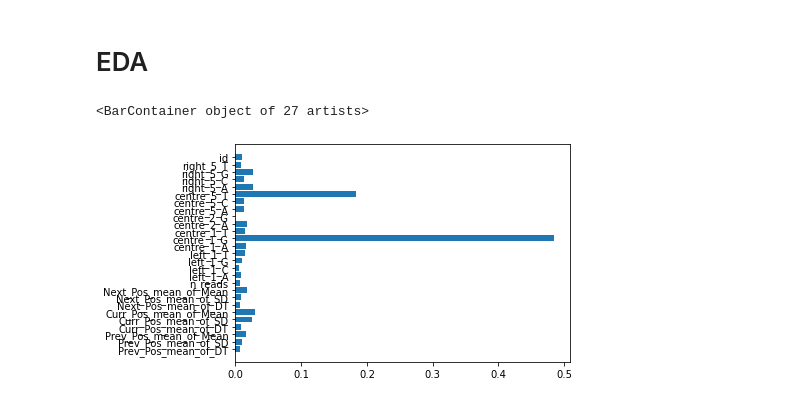
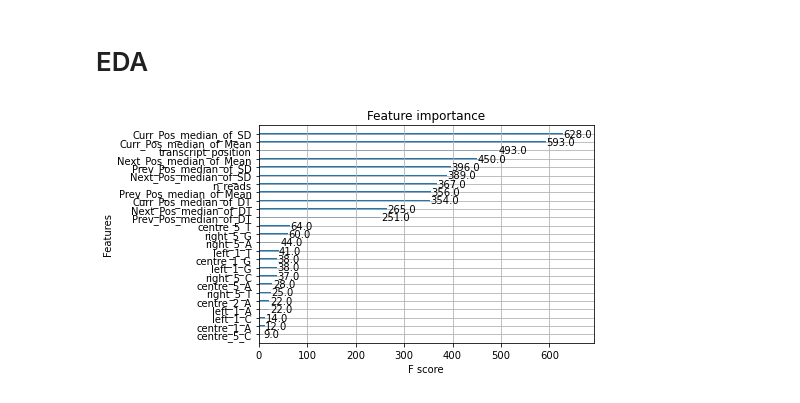
Before and after one commit to shreyasriram4/genomics-project, a Jupyter notebook: model2.ipynb, the cells around one changed output. Cells and saved outputs as stored; diff of their text form; code cells hidden in the pictures.

Commit message:
added shreya's best model

```diff
--- a/model2.ipynb
+++ b/model2.ipynb
@@ -151,6 +163,9 @@ array(['ENSG00000003056', 'ENSG00000001036', 'ENSG00000001630', ...,
 # %%
 split_index = [-1 if x in val_df.id else 0 for x in train_df.id]
 pds = PredefinedSplit(test_fold = split_index)
+train_df = train_df.drop(["id"], axis = 1)
+val_df = val_df.drop(["id"], axis = 1)
+test_df = test_df.drop(["id"], axis = 1)
 # %%
 X_train = train_df.drop(["gene_id", "label"], axis = 1).to_numpy()
 y_train = train_df[["label"]].to_numpy().ravel()
@@ -172,19 +201,26 @@ params = {
     'scale_pos_weight': [5,7,14]
 }
 # %%
-from sklearn.metrics import precision_recall_curve, make_scorer, auc, roc_auc_score
+from sklearn.metrics import precision_recall_curve, make_scorer, auc, roc_auc_score, average_precision_score
 
-def pr_auc_score(y_true, y_score):
+def pr_auc_roc_auc_mean_score(y_true, y_prob):
     """
     Generates the Area Under the Curve for precision and recall.
     """
-    precision, recall, thresholds = precision_recall_curve(y_true, y_score)
-    return auc(recall, precision)
+    #precision, recall, thresholds = precision_recall_curve(y_true, y_score)
+    roc_auc = roc_auc_score(y_true, y_prob)
+    #pr_auc = auc(recall, precision)
+    pr_auc = average_precision_score(y_true, y_prob)
+    return (roc_auc + pr_auc)/2
 
-pr_auc_scorer = make_scorer(pr_auc_score, greater_is_better=True,
+# P: TP/(TP+FP)
+# R: TP/(TP+FN)
+#
+
+pr_auc_roc_auc_mean_scorer = make_scorer(pr_auc_roc_auc_mean_score, greater_is_better=True,
                             needs_proba=True)
 # %%
-tuning_model = RandomizedSearchCV(XGBClassifier(), params, n_jobs=-1, cv=pds, scoring=pr_auc_scorer, n_iter = 200)
+tuning_model = RandomizedSearchCV(XGBClassifier(), params, n_jobs=-1, cv=pds, scoring=pr_auc_roc_auc_mean_scorer, n_iter = 100) #'average_precision'
 tuning_model.fit(X_train, y_train)
 # %% [output]
 RandomizedSearchCV(cv=PredefinedSplit(test_fold=array([-1, -1, ..., -1, -1])),
@@ -231,7 +260,7 @@ tuning_model.best_params_
  'booster': 'gbtree',
  'base_score': 0.8}
 # %%
-model = XGBClassifier(scale_pos_weight=5, reg_lambda= 5, reg_alpha= 1, n_estimators= 500,learning_rate= 0.05,booster= 'gbtree',base_score= 0.8)
+model = XGBClassifier(scale_pos_weight=5, reg_lambda= 1, reg_alpha= 1, n_estimators= 200,learning_rate= 0.05,booster= 'gbtree',base_score= 0.8)
 model.fit(X_train, y_train)
 # %% [output]
 XGBClassifier(base_score=0.8, booster='gbtree', callbacks=None,
@@ -353,10 +383,10 @@ weighted avg       0.95      0.95      0.95     22989
 # %% [markdown]
 # EDA
 # %%
-from sklearn.inspection import permutation_importance
-from matplotlib import pyplot as plt
-model.feature_importances_
-plt.barh(train_df.drop(["gene_id", "label"], axis = 1).columns, model.feature_importances_)
+from xgboost import plot_importance
+from matplotlib import pyplot
+model.get_booster().feature_names = list(train_df.drop(["gene_id", "label"], axis = 1).columns)
+plot_importance(model)
+pyplot.show()
 # %% [output]
-<BarContainer object of 27 artists>
-[figure, old version]
+[figure, new version]
```
Also changed, not shown: parts of 31 cells of this notebook.
